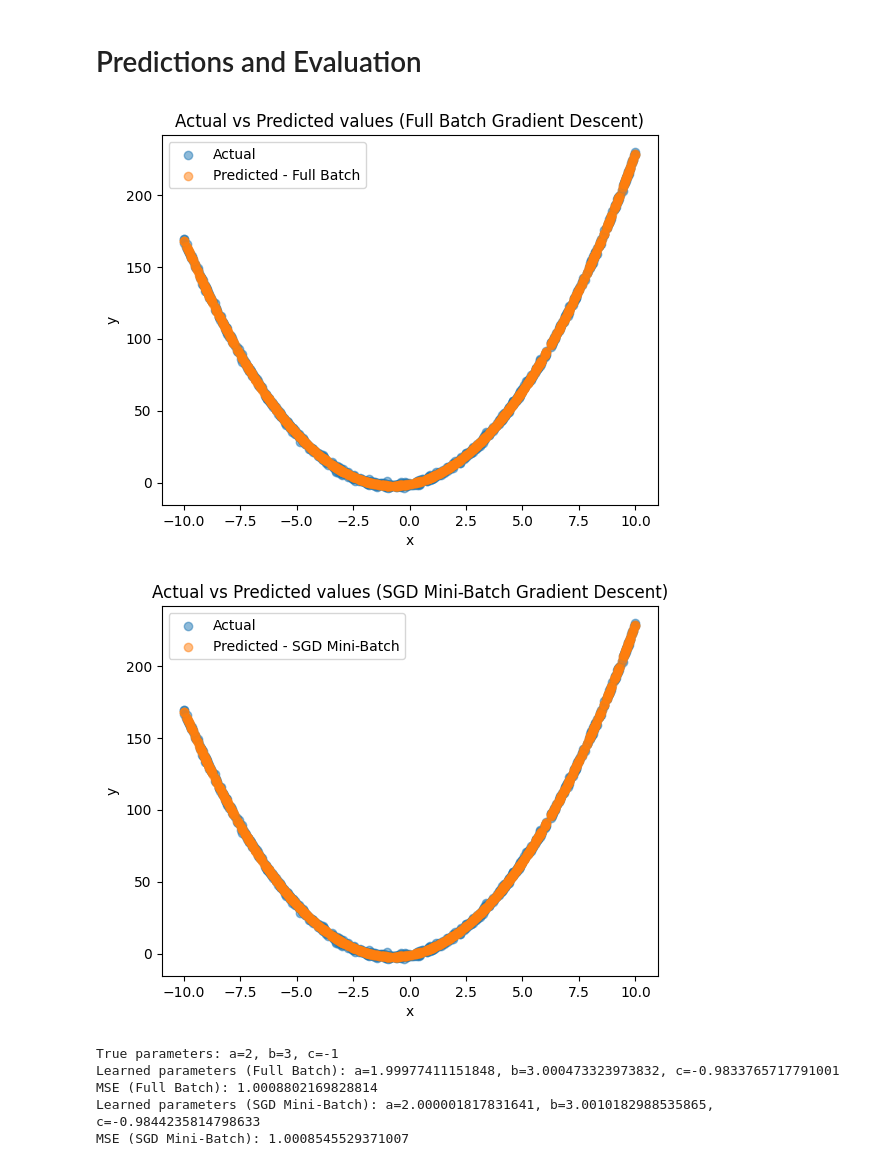
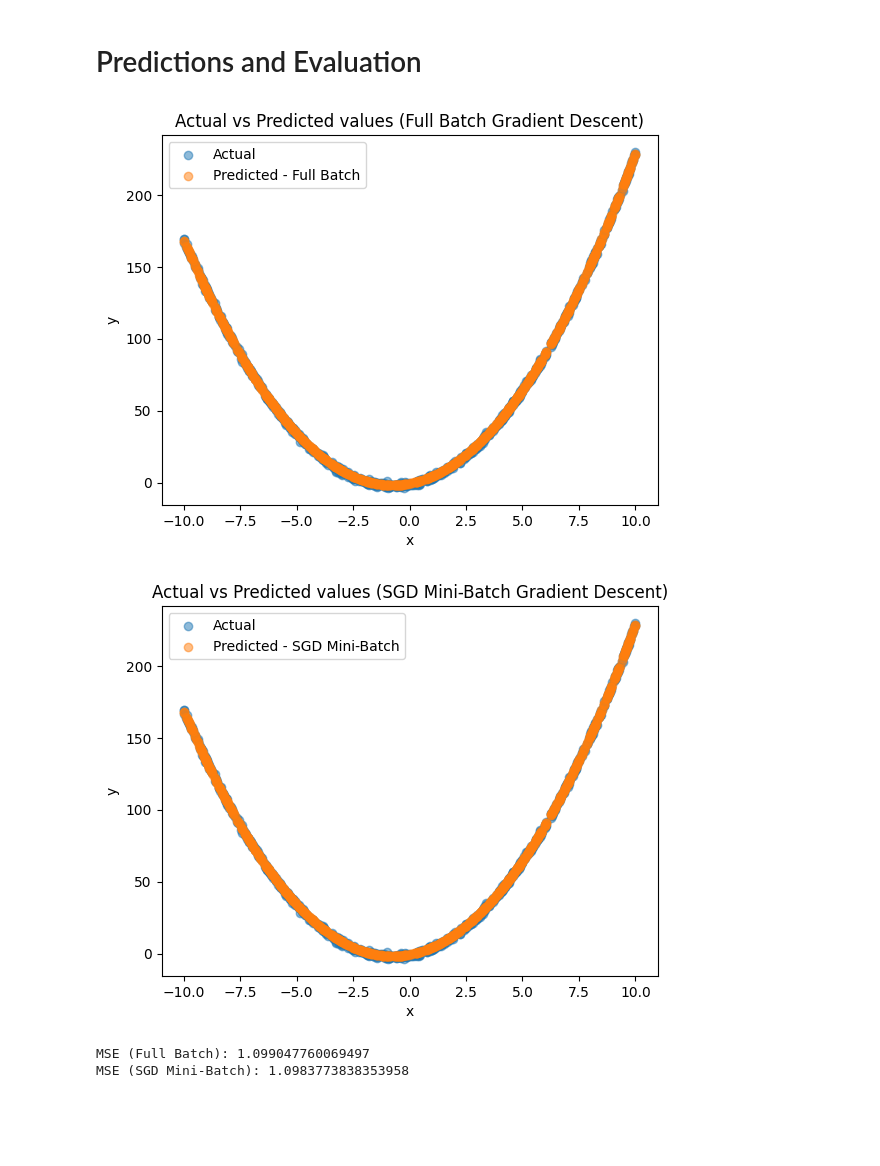
Before and after one commit to Jason-xy/EMIA6500E, a Jupyter notebook: assignments/2/q3.ipynb, the cells around one changed output. Drawn from its saved outputs; the diff is of its cells as text; code cells hidden in the pictures; blank space fills up the shorter version.

```diff
--- a/assignments/2/q3.ipynb
+++ b/assignments/2/q3.ipynb
@@ -63,44 +63,62 @@ def compute_gradients(X, y, weights):
     gradients = X.T @ errors / len(y)
     return gradients
 
-# Full batch gradient descent
+# Feature scaling with epsilon to avoid division by zero
+def scale_features(X):
+    means = np.mean(X, axis=0)
+    stds = np.std(X, axis=0)
+    epsilon = 1e-8  # Small value to ensure we don't divide by zero
+    return (X - means) / (stds + epsilon)
+
+# Full batch gradient descent with feature scaling
 def full_batch_gradient_descent(X, y, learning_rate=0.001, n_iterations=100000, tolerance=1e-12):
-    weights = np.zeros(X.shape[1])
+    # Feature scaling
+    X_scaled = scale_features(X)
+    # Adding a column of ones to account for the bias term (intercept)
+    X_scaled = np.hstack([np.ones((X_scaled.shape[0], 1)), X_scaled])
+
+    weights = np.zeros(X_scaled.shape[1])
     loss_history = []
     previous_loss = float('inf')
 
     for i in range(n_iterations):
-        gradients = compute_gradients(X, y, weights)
+        gradients = compute_gradients(X_scaled, y, weights)
         weights -= learning_rate * gradients
-        loss = compute_loss(X, y, weights)
+        loss = compute_loss(X_scaled, y, weights)
         loss_history.append(loss)
 
         # Convergence check
         if abs(previous_loss - loss) < tolerance:
+            print(f'Convergence reached at iteration {i}.')
             break
         previous_loss = loss
 
-        if i % 10000 == 0:
+        if i % 10000 == 0:  # More frequent updates to track progress
             print(f'[Full batch] Iteration {i}, loss: {loss}')
 
     return weights, loss_history
 
-# Stochastic gradient descent
-def stochastic_gradient_descent(X, y, learning_rate=0.001, n_iterations=100000, batch_size=128):
-    weights = np.zeros(X.shape[1])
+# Stochastic gradient descent with feature scaling
+def stochastic_gradient_descent(X, y, learning_rate=0.001, n_iterations=100000, batch_size=1):
+    # Feature scaling
+    X_scaled = scale_features(X)
+    # Adding a column of ones to account for the bias term (intercept)
+    X_scaled = np.hstack([np.ones((X_scaled.shape[0], 1)), X_scaled])
+
+    weights = np.zeros(X_scaled.shape[1])
     loss_history = []
     n_samples = len(y)
 
     for i in range(n_iterations):
         indices = np.random.choice(n_samples, batch_size, replace=False)
-        X_batch = X[indices]
+        X_batch = X_scaled[indices]
         y_batch = y[indices]
         gradients = compute_gradients(X_batch, y_batch, weights)
         weights -= learning_rate * gradients
-        loss = compute_loss(X, y, weights)
+        loss = compute_loss(X_scaled, y, weights)
         loss_history.append(loss)
 
-        if i % 10000 == 0:
+        if i % 10000 == 0:  # More frequent updates to track progress
             print(f'[SGD] Iteration {i}, loss: {loss}')
 
     return weights, loss_history
@@ -153,45 +171,41 @@ plt.show()
 # %%
 # Function to predict values using learned weights
 def predict(X, weights):
+    X = scale_features(X)
+    X = np.hstack([np.ones((X.shape[0], 1)), X])
     return X @ weights
 
 # Function to calculate the mean squared error
 def calculate_mse(y_true, y_pred):
     return np.mean((y_true - y_pred) ** 2)
 
 # Predict values on the validation set
 y_pred_full_batch = predict(x_val_with_bias, weights_full_batch)
 y_pred_sgd = predict(x_val_with_bias, weights_sgd)
 
 # Visualize the fitting results for full-batch gradient descent
 plt.scatter(x_val[:1000], y_val[:1000], alpha=0.5, label='Actual')
 plt.scatter(x_val[:1000], y_pred_full_batch[:1000], alpha=0.5, label='Predicted - Full Batch')
 plt.title('Actual vs Predicted values (Full Batch Gradient Descent)')
 plt.xlabel('x')
 plt.ylabel('y')
 plt.legend()
 plt.show()
 
 # Visualize the fitting results for stochastic gradient descent (mini-batch)
 plt.scatter(x_val[:1000], y_val[:1000], alpha=0.5, label='Actual')
 plt.scatter(x_val[:1000], y_pred_sgd[:1000], alpha=0.5, label='Predicted - SGD Mini-Batch')
 plt.title('Actual vs Predicted values (SGD Mini-Batch Gradient Descent)')
 plt.xlabel('x')
 plt.ylabel('y')
 plt.legend()
 plt.show()
 
 # Compare the weights learned from both methods with the true parameters
-print(f"True parameters: a={a}, b={b}, c={c}")
-print(f"Learned parameters (Full Batch): a={weights_full_batch[1]}, b={weights_full_batch[2]}, c={weights_full_batch[0]}")
 print(f"MSE (Full Batch): {calculate_mse(y_val, y_pred_full_batch)}")
-print(f"Learned parameters (SGD Mini-Batch): a={weights_sgd[1]}, b={weights_sgd[2]}, c={weights_sgd[0]}")
 print(f"MSE (SGD Mini-Batch): {calculate_mse(y_val, y_pred_sgd)}")
 # %% [output]
-[figure, old version]
+[figure, new version]
-[figure, old version]
+[figure, new version]
-True parameters: a=2, b=3, c=-1
-Learned parameters (Full Batch): a=1.99977411151848, b=3.000473323973832, c=-0.9833765717791001
-MSE (Full Batch): 1.0008802169828814
-Learned parameters (SGD Mini-Batch): a=2.000001817831641, b=3.0010182988535865, c=-0.9844235814798633
-MSE (SGD Mini-Batch): 1.0008545529371007
+MSE (Full Batch): 1.099047760069497
+MSE (SGD Mini-Batch): 1.0983773838353958
```
Also changed, not shown: parts of 1 cell of this notebook, 5 other files.
